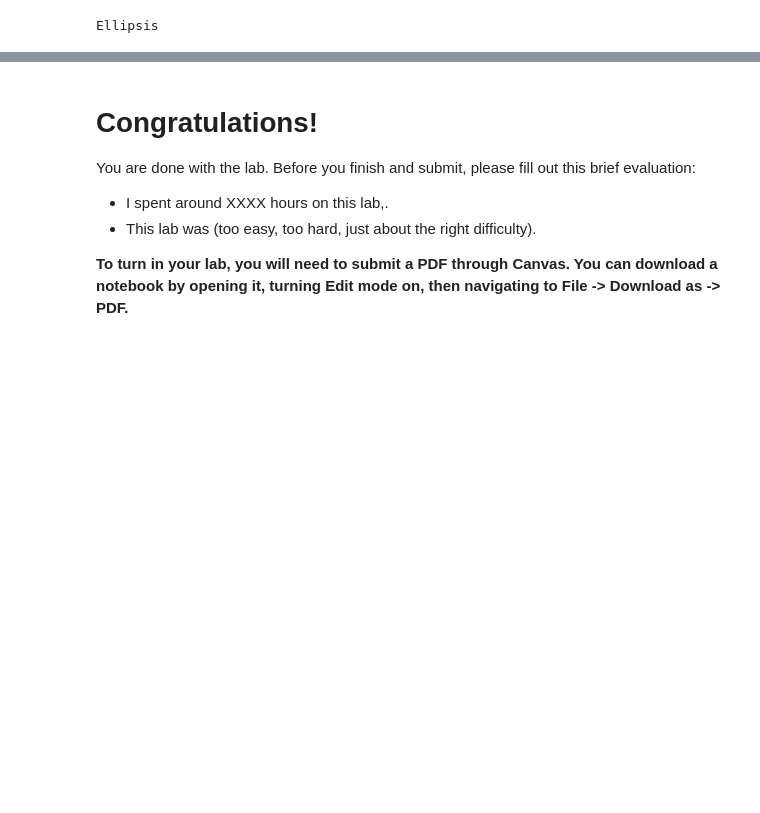
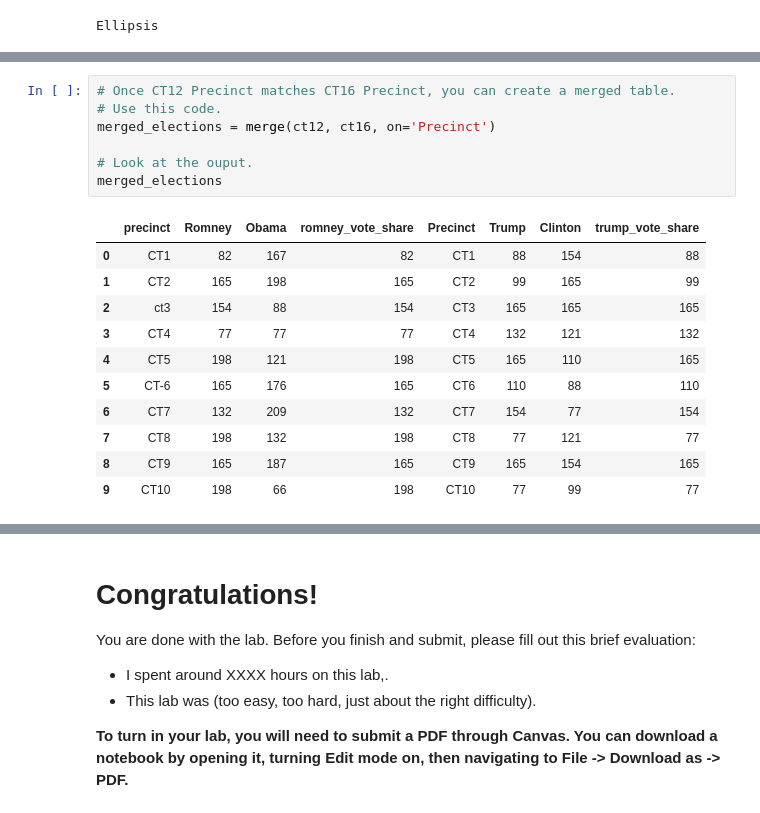
Before and after one commit to joshuakalla/data_science_campaigns, a Jupyter notebook: Labs/Lab2/lab02.ipynb, the cells around one changed output, grey strips where cells are left out. Cells and saved outputs as stored; diff of their text form; blank space fills up the shorter version.

```diff
--- a/Labs/Lab2/lab02.ipynb
+++ b/Labs/Lab2/lab02.ipynb
@@ -579,0 +685,19 @@ Ellipsis
+# %%
+# Once CT12 Precinct matches CT16 Precinct, you can create a merged table.
+# Use this code.
+merged_elections = merge(ct12, ct16, on='Precinct')
+
+# Look at the ouput.
+merged_elections
+# %% [output]
+|  | precinct | Romney | Obama | romney_vote_share | Precinct | Trump | Clinton | trump_vote_share |
+| 0 | CT1 | 82 | 167 | 82 | CT1 | 88 | 154 | 88 |
+| 1 | CT2 | 165 | 198 | 165 | CT2 | 99 | 165 | 99 |
+| 2 | ct3 | 154 | 88 | 154 | CT3 | 165 | 165 | 165 |
+| 3 | CT4 | 77 | 77 | 77 | CT4 | 132 | 121 | 132 |
+| 4 | CT5 | 198 | 121 | 198 | CT5 | 165 | 110 | 165 |
+| 5 | CT-6 | 165 | 176 | 165 | CT6 | 110 | 88 | 110 |
+| 6 | CT7 | 132 | 209 | 132 | CT7 | 154 | 77 | 154 |
+| 7 | CT8 | 198 | 132 | 198 | CT8 | 77 | 121 | 77 |
+| 8 | CT9 | 165 | 187 | 165 | CT9 | 165 | 154 | 165 |
+| 9 | CT10 | 198 | 66 | 198 | CT10 | 77 | 99 | 77 |
```
Also changed, not shown: parts of 10 cells of this notebook.
